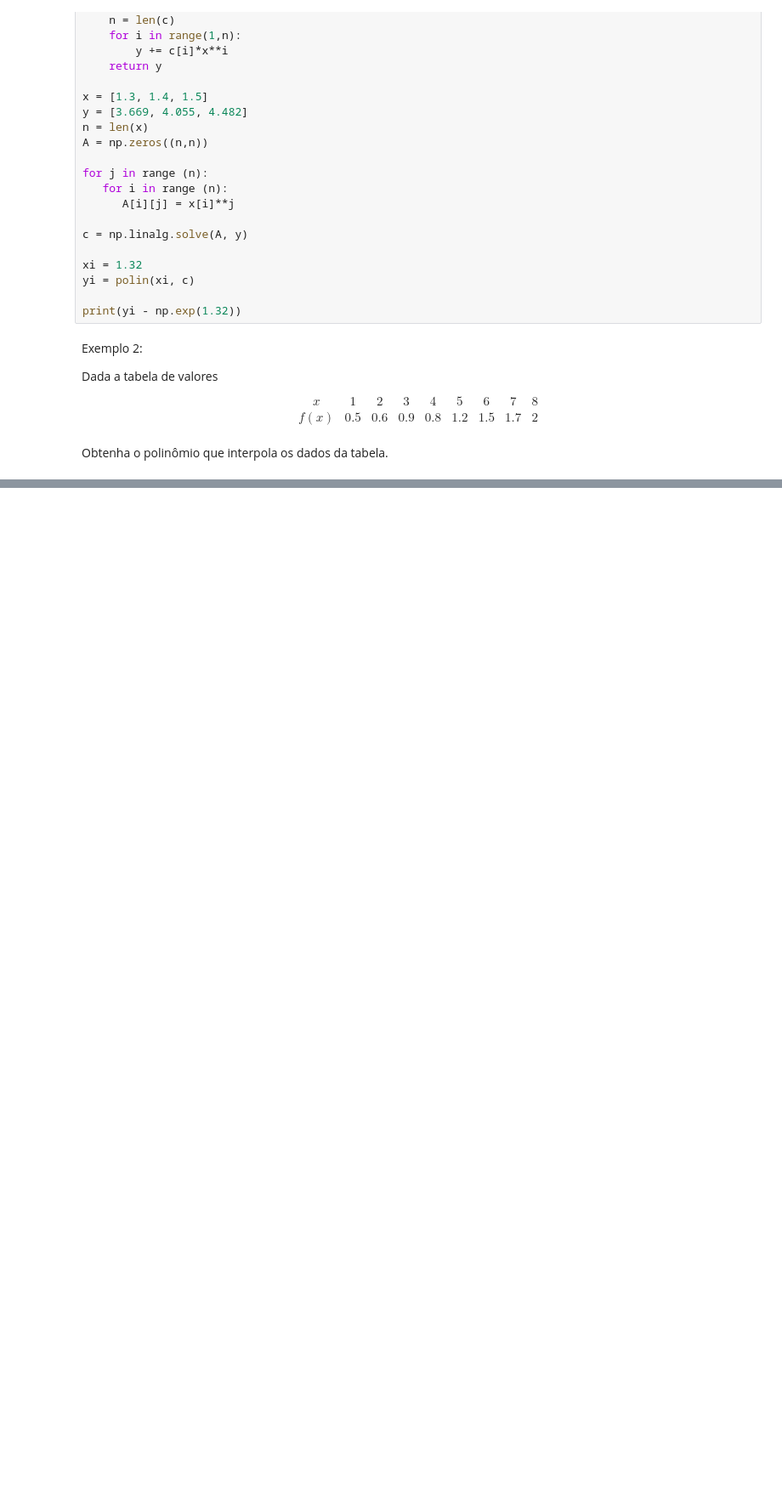
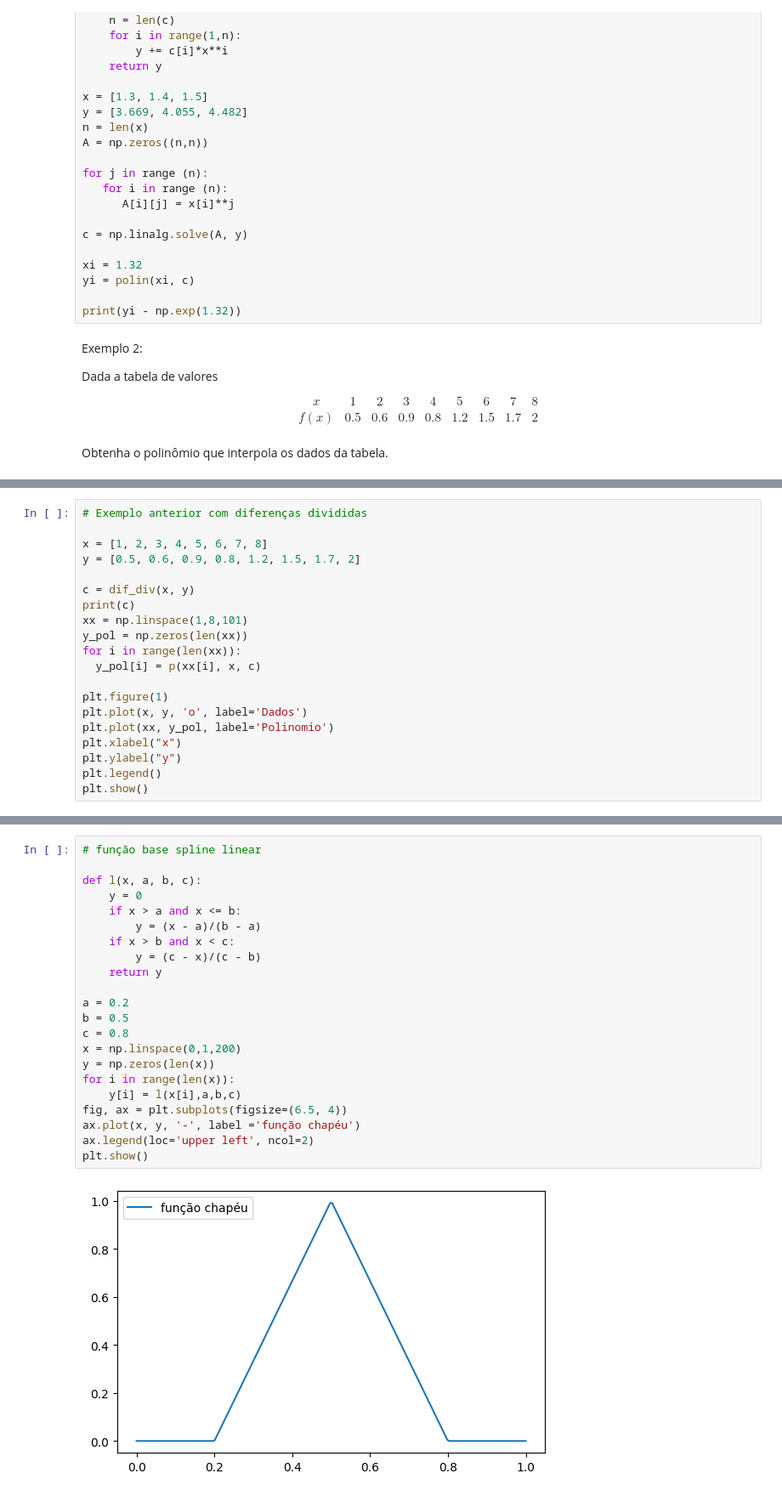
Before and after one commit to pccalegari/exemplos-CN, a Jupyter notebook: unidade5_interpolaçãoCN.ipynb, the cells around one changed output, grey strips where cells are left out. Shown: that part at 85% size. Drawn from its saved outputs; the diff is of its cells as text; blank space fills up the shorter version.

```diff
--- a/unidade5_interpolaçãoCN.ipynb
+++ b/unidade5_interpolaçãoCN.ipynb
@@ -150,0 +247,20 @@ plt.show()
+# %%
+# Exemplo anterior com diferenças divididas
+
+x = [1, 2, 3, 4, 5, 6, 7, 8]
+y = [0.5, 0.6, 0.9, 0.8, 1.2, 1.5, 1.7, 2]
+
+c = dif_div(x, y)
+print(c)
+xx = np.linspace(1,8,101)
+y_pol = np.zeros(len(xx))
+for i in range(len(xx)):
+  y_pol[i] = p(xx[i], x, c)
+
+plt.figure(1)
+plt.plot(x, y, 'o', label='Dados')
+plt.plot(xx, y_pol, label='Polinomio')
+plt.xlabel("x")
+plt.ylabel("y")
+plt.legend()
+plt.show()
@@ -150,0 +345,24 @@ plt.show()
+# %%
+# função base spline linear
+
+def l(x, a, b, c):
+    y = 0
+    if x > a and x <= b:
+        y = (x - a)/(b - a)
+    if x > b and x < c:
+        y = (c - x)/(c - b)
+    return y
+
+a = 0.2
+b = 0.5
+c = 0.8
+x = np.linspace(0,1,200)
+y = np.zeros(len(x))
+for i in range(len(x)):
+    y[i] = l(x[i],a,b,c)
+fig, ax = plt.subplots(figsize=(6.5, 4))
+ax.plot(x, y, '-', label ='função chapéu')
+ax.legend(loc='upper left', ncol=2)
+plt.show()
+# %% [output]
+[figure, added]
```
Also changed, not shown: parts of 10 cells of this notebook.
